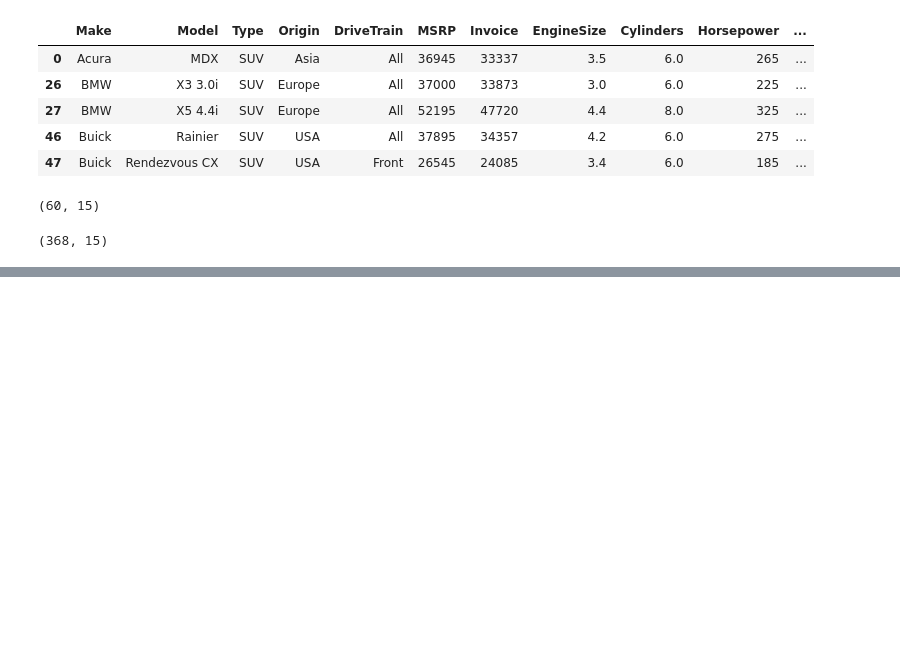
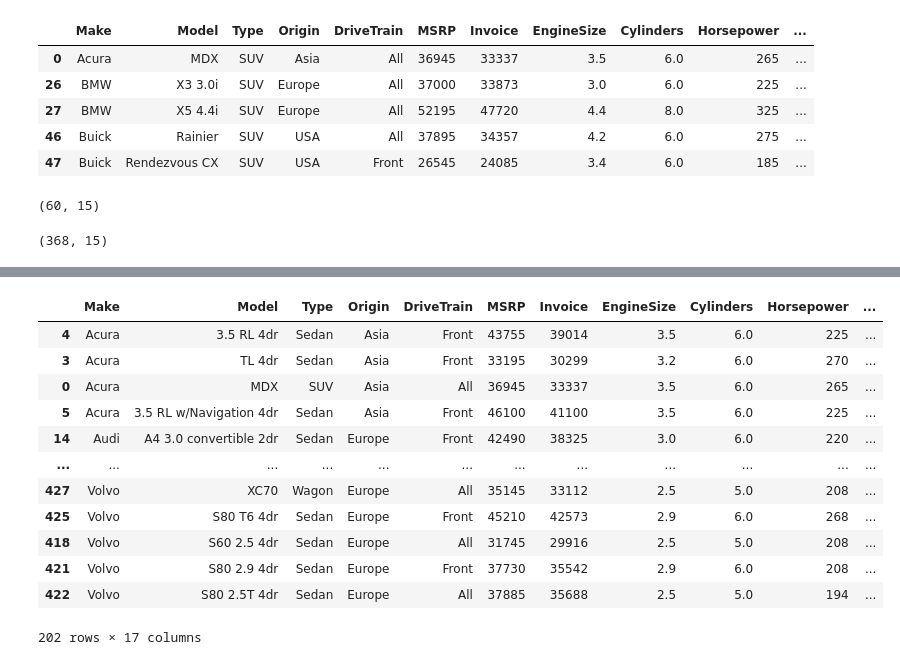
Before and after one commit to mvq23/python_23, a Jupyter notebook: Jupyter/Pandas.ipynb, the cells around one changed output, grey strips where cells are left out. Saved outputs shown, nothing was run; the diff lists cells and outputs as text; code cells hidden in the pictures; blank space fills up the shorter version.

```diff
--- a/Jupyter/Pandas.ipynb
+++ b/Jupyter/Pandas.ipynb
@@ -507,0 +626,2 @@ cars[~cars["Type"].str.contains("SUV")].shape #~ Para negar
+# %%
+cars = cars.sort_values("Make")
@@ -507,0 +684,2 @@ cars[~cars["Type"].str.contains("SUV")].shape #~ Para negar
+# %%
+cars["es_lardo"] = cars.Weight > 3500
@@ -507,0 +695,2 @@ cars[~cars["Type"].str.contains("SUV")].shape #~ Para negar
+# %%
+cars["es_lardo_2"] = cars.Weight[cars.Weight > 3500]
@@ -507,0 +706,16 @@ cars[~cars["Type"].str.contains("SUV")].shape #~ Para negar
+# %%
+cars[cars.es_lardo]
+# %% [output]
+|  | Make | Model | Type | Origin | DriveTrain | MSRP | Invoice | EngineSize | Cylinders | Horsepower | ... |
+| 4 | Acura | 3.5 RL 4dr | Sedan | Asia | Front | 43755 | 39014 | 3.5 | 6.0 | 225 | ... |
+| 3 | Acura | TL 4dr | Sedan | Asia | Front | 33195 | 30299 | 3.2 | 6.0 | 270 | ... |
+| 0 | Acura | MDX | SUV | Asia | All | 36945 | 33337 | 3.5 | 6.0 | 265 | ... |
+| 5 | Acura | 3.5 RL w/Navigation 4dr | Sedan | Asia | Front | 46100 | 41100 | 3.5 | 6.0 | 225 | ... |
+| 14 | Audi | A4 3.0 convertible 2dr | Sedan | Europe | Front | 42490 | 38325 | 3.0 | 6.0 | 220 | ... |
+| ... | ... | ... | ... | ... | ... | ... | ... | ... | ... | ... | ... |
+| 427 | Volvo | XC70 | Wagon | Europe | All | 35145 | 33112 | 2.5 | 5.0 | 208 | ... |
+| 425 | Volvo | S80 T6 4dr | Sedan | Europe | Front | 45210 | 42573 | 2.9 | 6.0 | 268 | ... |
+| 418 | Volvo | S60 2.5 4dr | Sedan | Europe | All | 31745 | 29916 | 2.5 | 5.0 | 208 | ... |
+| 421 | Volvo | S80 2.9 4dr | Sedan | Europe | Front | 37730 | 35542 | 2.9 | 6.0 | 208 | ... |
+| 422 | Volvo | S80 2.5T 4dr | Sedan | Europe | All | 37885 | 35688 | 2.5 | 5.0 | 194 | ... |
+202 rows × 17 columns
```
Also changed, not shown: parts of 45 cells of this notebook.
